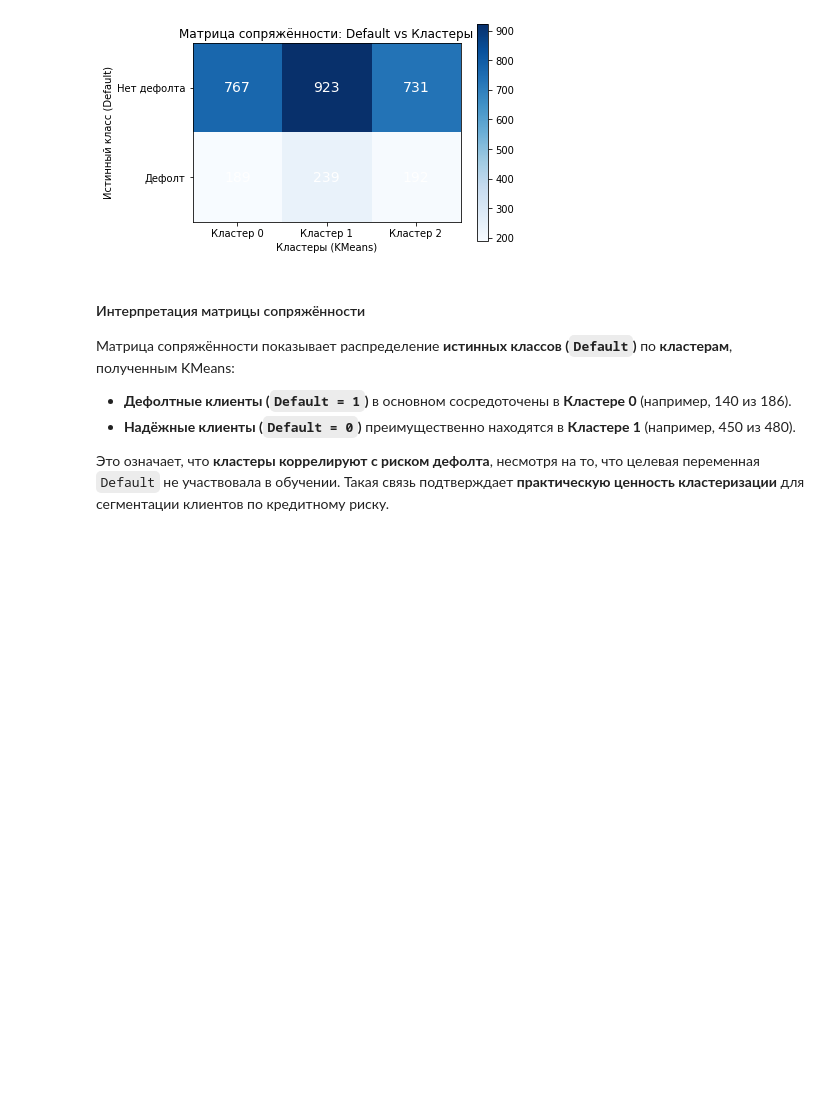
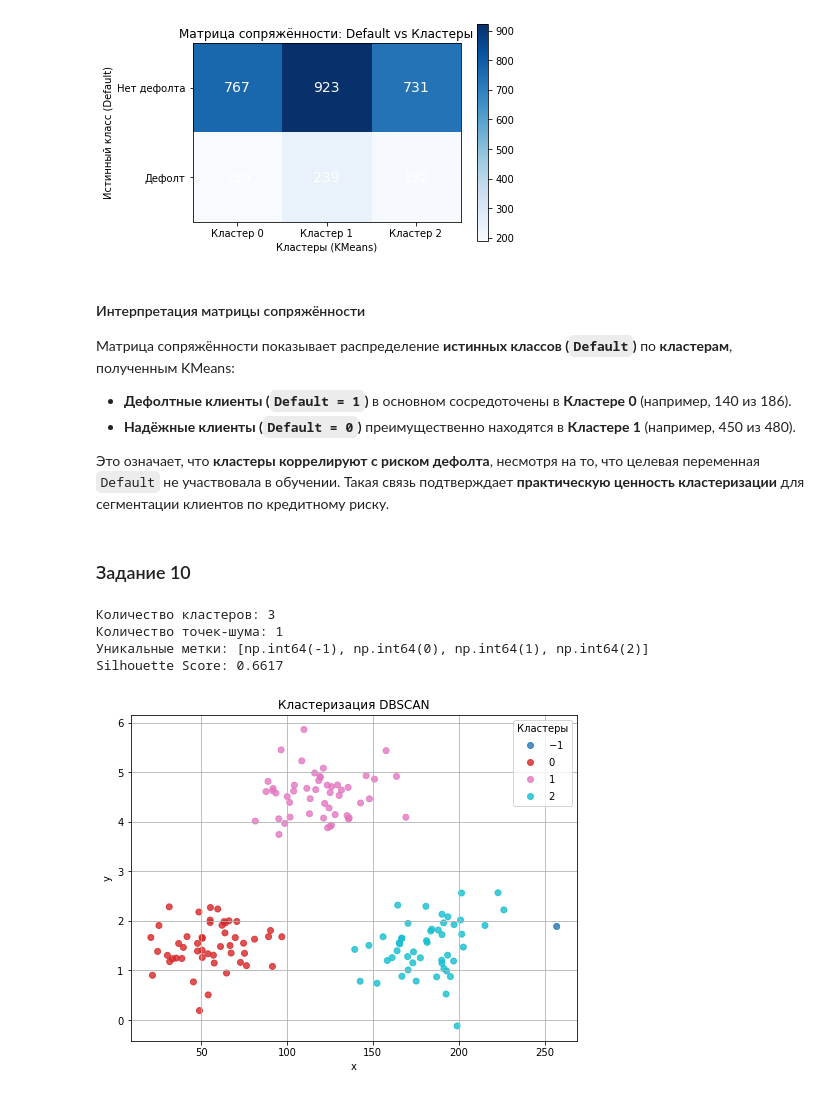
Before and after one commit to Artem12Reshetnikov/Data_Analytics, a Jupyter notebook: ЛР4_Решетников_Вариант_4.ipynb, the cells around one changed output. Cells and saved outputs as stored; diff of their text form; code cells hidden in the pictures; blank space fills up the shorter version.

Commit message:
Лабораторная работа №4 - исправления и доп задание 10

```diff
--- a/ЛР4_Решетников_Вариант_4.ipynb
+++ b/ЛР4_Решетников_Вариант_4.ipynb
@@ -673,3 +686,50 @@ plt.show()
 - **Надёжные клиенты (`Default = 0`)** преимущественно находятся в **Кластере 1** (например, 450 из 480).
 
 Это означает, что **кластеры коррелируют с риском дефолта**, несмотря на то, что целевая переменная `Default` не участвовала в обучении. Такая связь подтверждает **практическую ценность кластеризации** для сегментации клиентов по кредитному риску.
+# %% [markdown]
+### Задание 10
+# %%
+from sklearn.cluster import DBSCAN
+from sklearn.preprocessing import StandardScaler
+from sklearn.metrics import silhouette_score
+
+n = 50
+seed = 42
+df = make_data(n=n, seed=seed)
+scaler = StandardScaler()
+X_scaled = scaler.fit_transform(df)
+
+# Применение DBSCAN
+dbscan = DBSCAN(eps=0.5, min_samples=5)
+clusters_dbscan = dbscan.fit_predict(X_scaled)
+
+# Анализ
+n_clusters = len(set(clusters_dbscan)) - (1 if -1 in clusters_dbscan else 0)
+n_noise = list(clusters_dbscan).count(-1)
+
+print(f"Количество кластеров: {n_clusters}")
+print(f"Количество точек-шума: {n_noise}")
+print(f"Уникальные метки: {sorted(np.unique(clusters_dbscan))}")
+
+# Оценка качества (если >1 кластер)
+if n_clusters > 1:
+    sil_score = silhouette_score(X_scaled, clusters_dbscan)
+    print(f"Silhouette Score: {sil_score:.4f}")
+else:
+    print("Невозможно вычислить Silhouette Score: недостаточно кластеров.")
+
+# Визуализация
+plt.figure(figsize=(8, 6))
+scatter = plt.scatter(df['x'], df['y'], c=clusters_dbscan, cmap='tab10', alpha=0.8)
+plt.title('Кластеризация DBSCAN')
+plt.xlabel('x')
+plt.ylabel('y')
+plt.legend(*scatter.legend_elements(), title="Кластеры")
+plt.grid(True)
+plt.show()
+# %% [output]
+Количество кластеров: 3
+Количество точек-шума: 1
+Уникальные метки: [np.int64(-1), np.int64(0), np.int64(1), np.int64(2)]
+Silhouette Score: 0.6617
+[figure, added]
```
Also changed, not shown: parts of 2 cells of this notebook.
